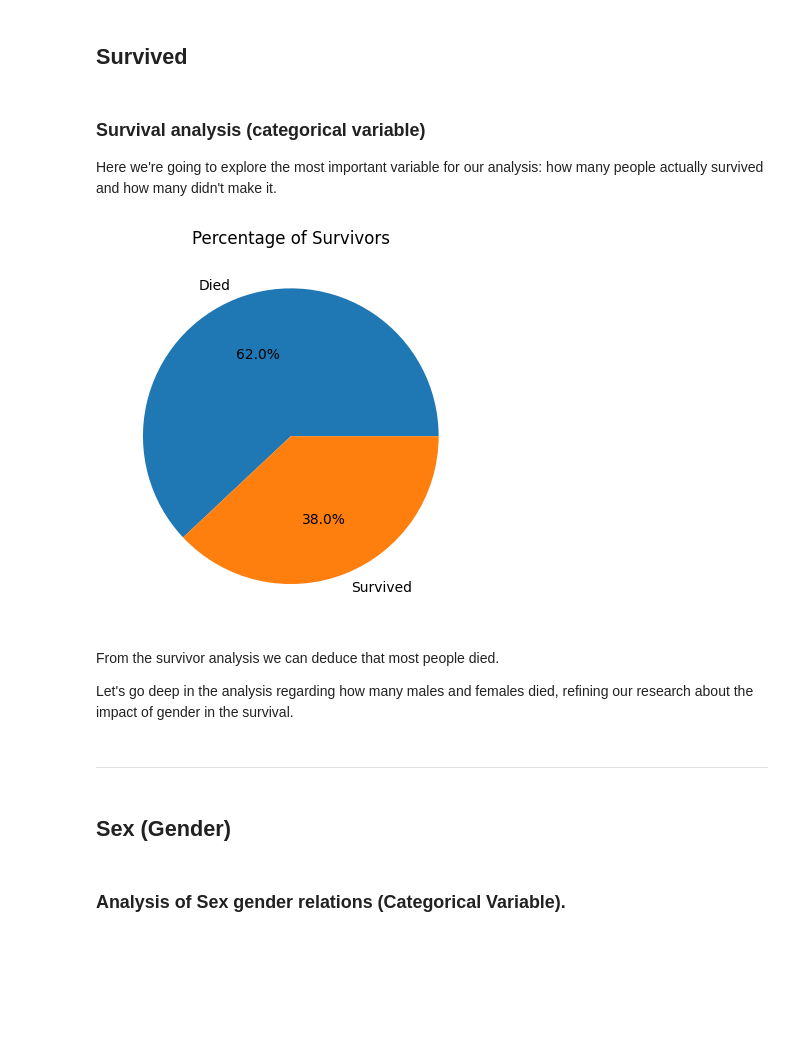
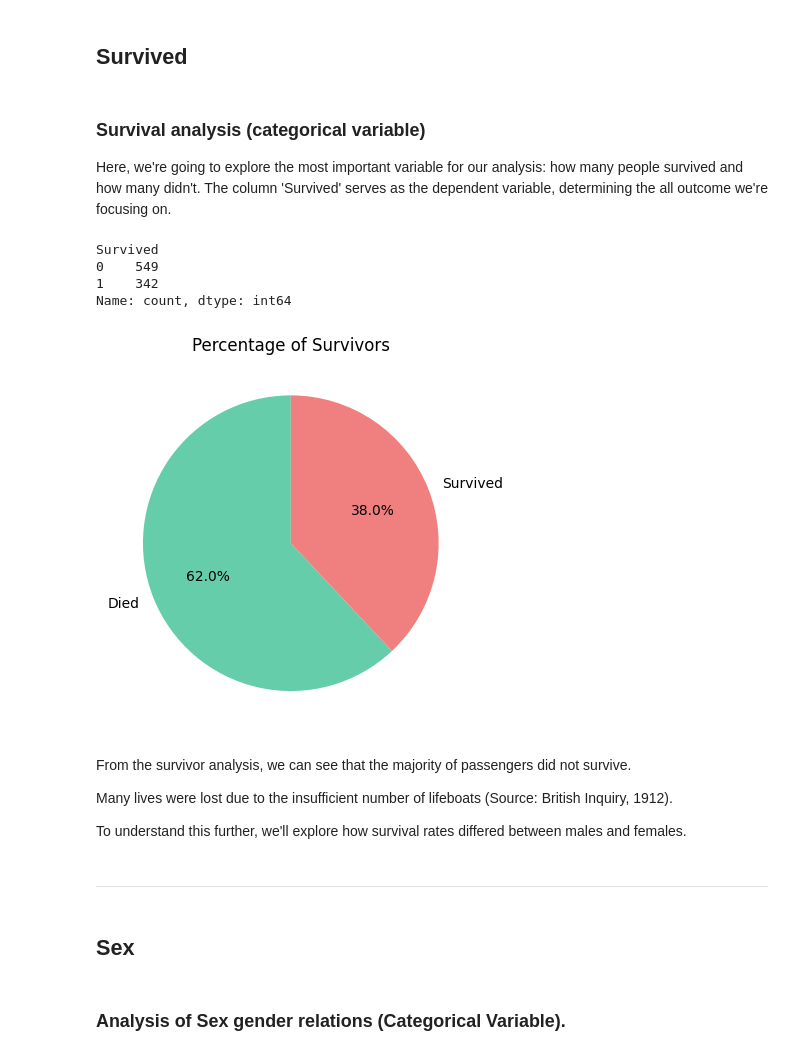
Before and after one commit to davidedigrande/titanic-dataset-eda, a Jupyter notebook: notebook.ipynb, the cells around one changed output. Drawn from its saved outputs; the diff is of its cells as text; code cells hidden in the pictures; blank space fills up the shorter version.

Commit message:
'Survived' upgrade for the scheme

```diff
--- a/notebook.ipynb
+++ b/notebook.ipynb
@@ -143,28 +130,39 @@ display(df_dict)
 # %% [markdown]
 ### Survival analysis (categorical variable)
 
-Here we're going to explore the most important variable for our analysis: how many people actually survived and how many didn't make it.
+Here, we're going to explore the most important variable for our analysis: how many people survived and how many didn't. The column 'Survived' serves as the dependent variable, determining the all outcome we're focusing on.
 # %%
 df_survived = df['Survived'].value_counts(dropna=False)
+df_survived
+# %% [output]
+Survived
+0    549
+1    342
+Name: count, dtype: int64
+# %%
+not_survived_color = "#66CDAA" # (medium aqua marine)
+survived_color = "#F08080" # (light coral)
 # %%
 df_survived_relative = df['Survived'].value_counts(dropna=False, normalize=True) *100
 df_survived_relative = df_survived_relative.round()
 
 values = list(df_survived_relative)
 
-plt.pie(values, labels=["Died", "Survived"], autopct='%1.1f%%')
+plt.pie(values, labels=["Died", "Survived"], colors=[not_survived_color, survived_color], autopct='%1.1f%%',startangle=90)
 plt.title('Percentage of Survivors')
 plt.show()
 # %% [output]
-[figure, old version]
+[figure, new version]
-# %% [markdown]
-From the survivor analysis we can deduce that most people died.
-
-Let's go deep in the analysis regarding how many males and females died, refining our research about the impact of gender in the survival.
+# %% [markdown]
+From the survivor analysis, we can see that the majority of passengers did not survive.
+
+Many lives were lost due to the insufficient number of lifeboats (Source: British Inquiry, 1912).
+
+To understand this further, we'll explore how survival rates differed between males and females.
 # %% [markdown]
 ---
 # %% [markdown]
-## Sex (Gender)
+## Sex
 # %% [markdown]
 ### Analysis of Sex gender relations (Categorical Variable).
 # %% [markdown]
```
Also changed, not shown: parts of 4 cells of this notebook.
